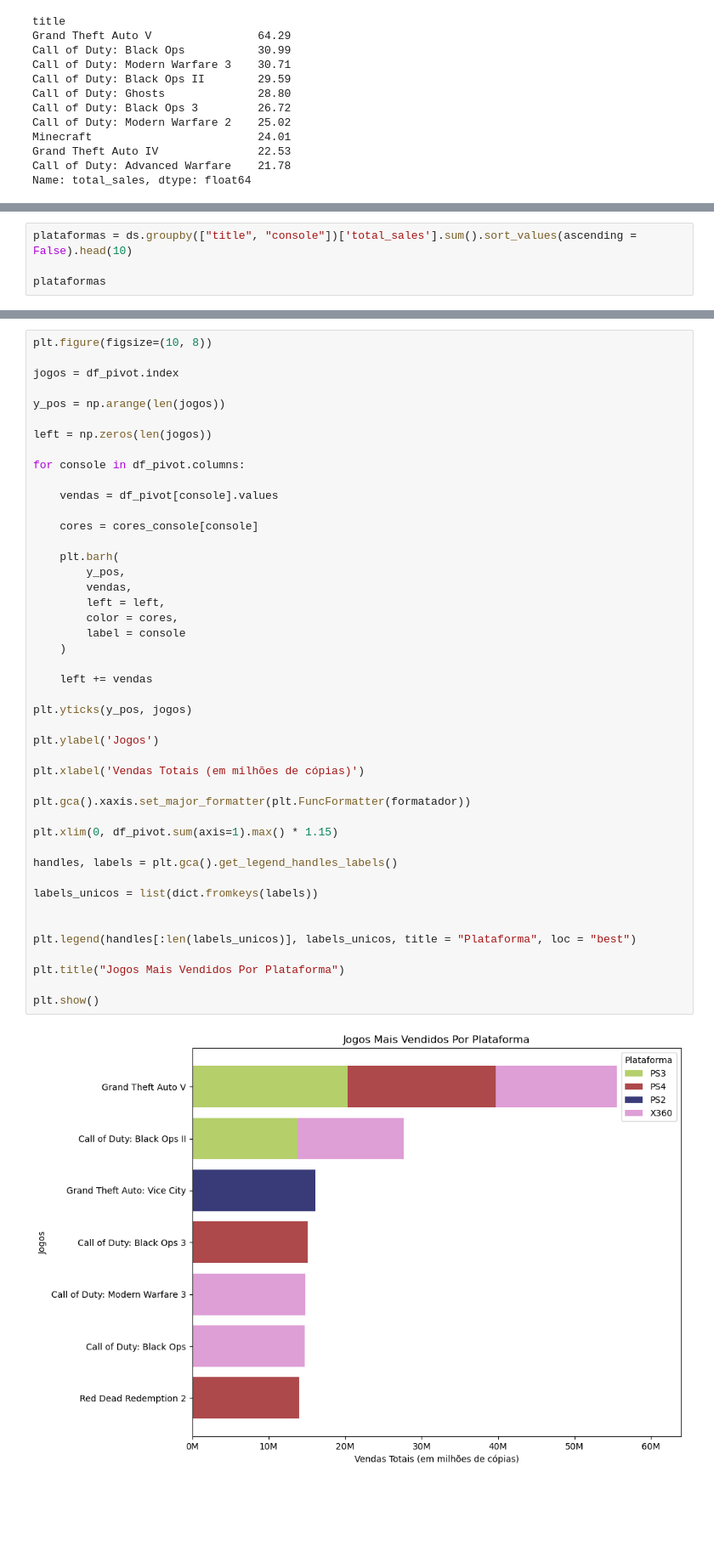
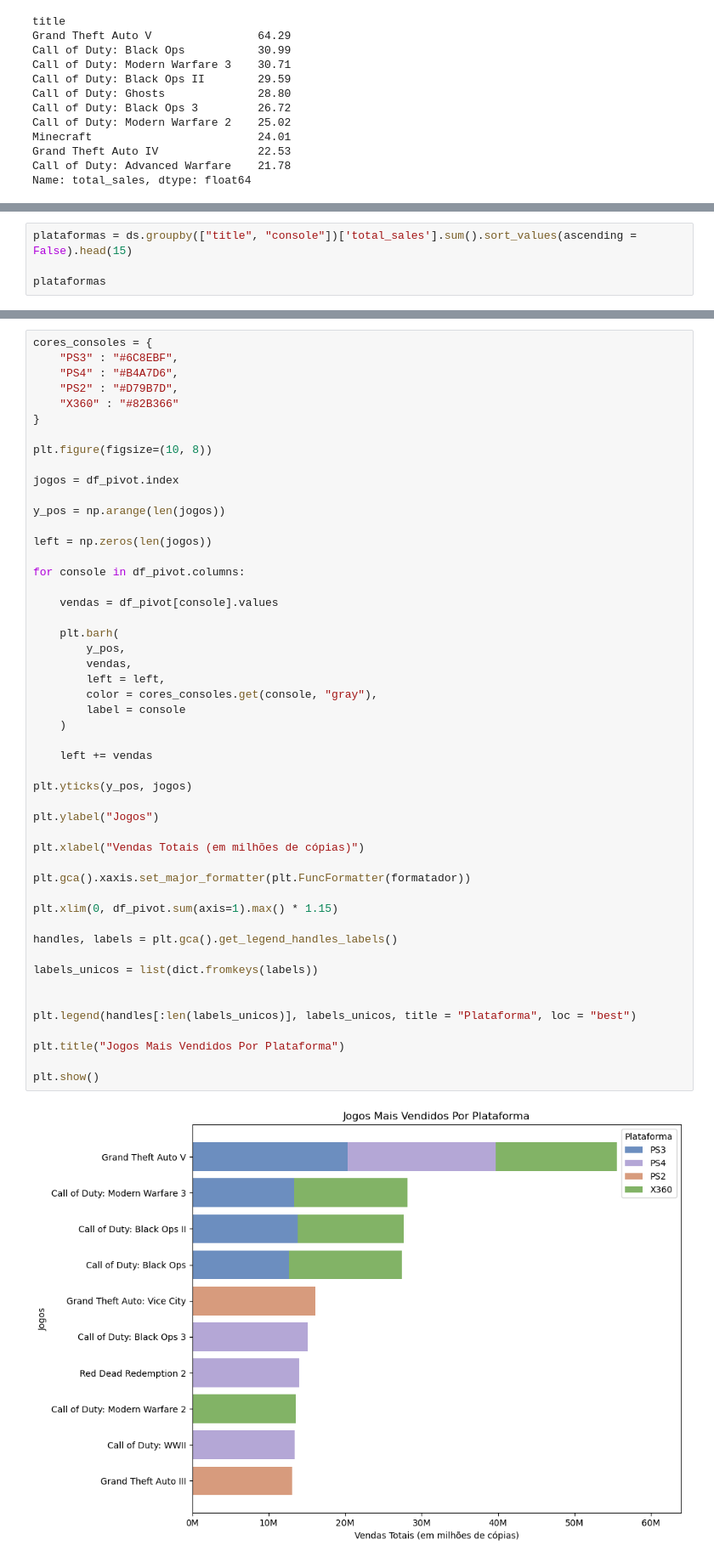
Before and after one commit to MatheusMorandi/Analise_Vendas_Jogos_2024, a Jupyter notebook: src/eda.ipynb, the cells around one changed output, grey strips where cells are left out. Shown at 85% size. Drawn from its saved outputs; the diff is of its cells as text; blank space fills up the shorter version.

Commit message:
Update charts

```diff
--- a/src/eda.ipynb
+++ b/src/eda.ipynb
@@ -124,5 +126,5 @@ plt.show()
 # %%
-plataformas = ds.groupby(["title", "console"])['total_sales'].sum().sort_values(ascending = False).head(10)
+plataformas = ds.groupby(["title", "console"])['total_sales'].sum().sort_values(ascending = False).head(15)
 
 plataformas
 # %% [output]
@@ -167,4 +169,11 @@ cores_console = dict(zip(consoles_unicos, cores))
 # %%
+cores_consoles = {
+    "PS3" : "#6C8EBF",
+    "PS4" : "#B4A7D6",
+    "PS2" : "#D79B7D",
+    "X360" : "#82B366"
+}
+
 plt.figure(figsize=(10, 8))
 
 jogos = df_pivot.index
@@ -177,37 +186,35 @@ for console in df_pivot.columns:
 
     vendas = df_pivot[console].values
 
-    cores = cores_console[console]
-
     plt.barh(
         y_pos,
         vendas,
         left = left,
-        color = cores,
+        color = cores_consoles.get(console, "gray"),
         label = console
     )
 
     left += vendas
 
 plt.yticks(y_pos, jogos)
 
-plt.ylabel('Jogos')
+plt.ylabel("Jogos")
 
-plt.xlabel('Vendas Totais (em milhões de cópias)')
+plt.xlabel("Vendas Totais (em milhões de cópias)")
 
 plt.gca().xaxis.set_major_formatter(plt.FuncFormatter(formatador))
 
 plt.xlim(0, df_pivot.sum(axis=1).max() * 1.15)
 
 handles, labels = plt.gca().get_legend_handles_labels()
 
 labels_unicos = list(dict.fromkeys(labels))
 
 
 plt.legend(handles[:len(labels_unicos)], labels_unicos, title = "Plataforma", loc = "best")
 
 plt.title("Jogos Mais Vendidos Por Plataforma")
 
 plt.show()
 # %% [output]
-[figure, old version]
+[figure, new version]
```
Also changed, not shown: parts of 6 cells of this notebook.
